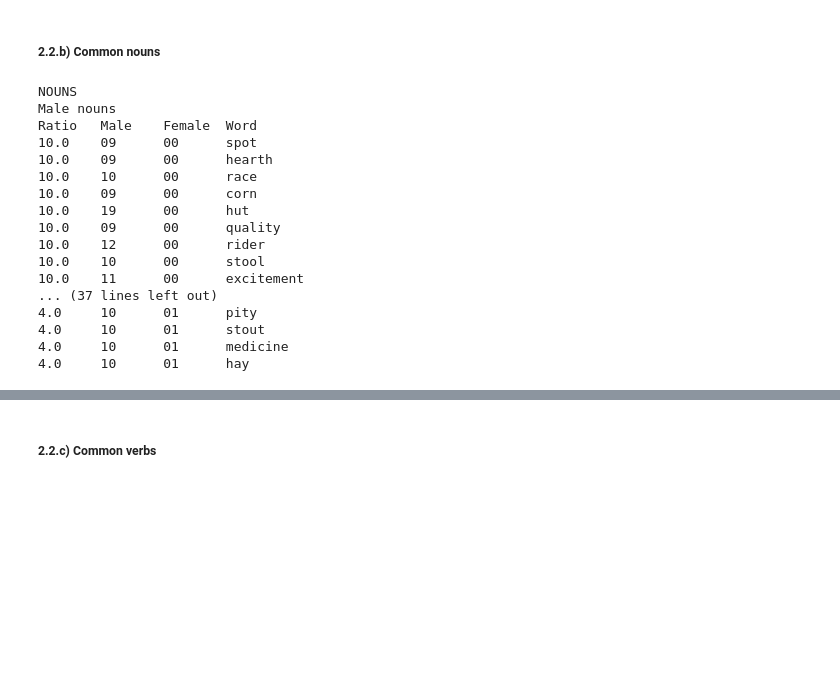
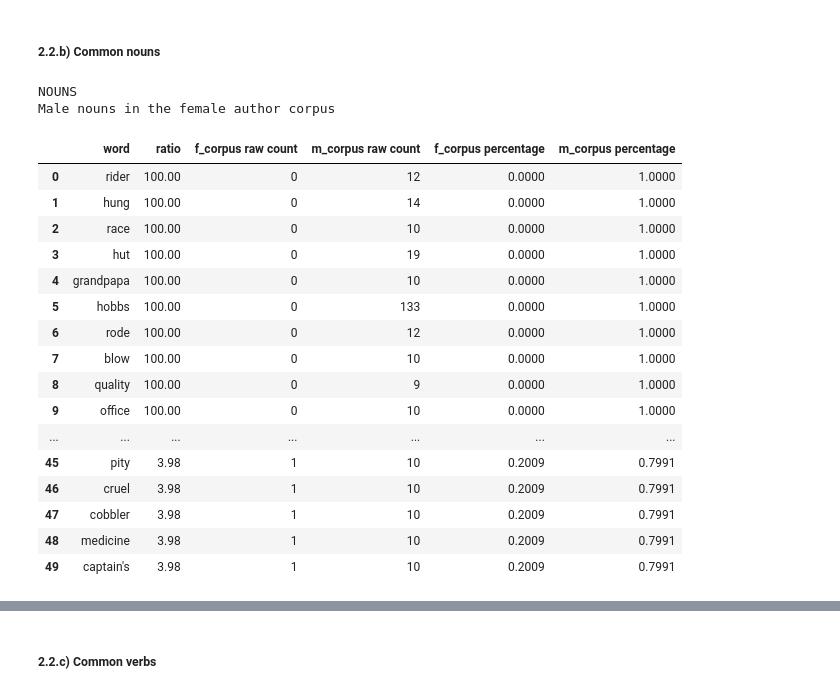
Before and after one commit to gobbykid/corpora_analytics, a Jupyter notebook: analytics.ipynb, the cells around one changed output, grey strips where cells are left out. Saved outputs shown, nothing was run; the diff lists cells and outputs as text; code cells hidden in the pictures; blank space fills up the shorter version.

```diff
--- a/analytics.ipynb
+++ b/analytics.ipynb
@@ -441,26 +457,27 @@ f_male_nouns_percent = { word :
                         for word in f_common_words if word in f_tagged_words["NOUN"]}
 # %%
 print('NOUNS')
-print('Male nouns')
-print(header)
-common_words_list(f_word_freq, f_male_nouns_percent, f_male_nouns, True)
+print('Male nouns in the female author corpus')
+common_words_df(f_word_freq, f_male_nouns_percent, f_male_nouns, True)
 # %% [output]
 NOUNS
-Male nouns
-Ratio   Male    Female  Word
-10.0    09      00      spot
-10.0    09      00      hearth
-10.0    10      00      race
-10.0    09      00      corn
-10.0    19      00      hut
-10.0    09      00      quality
-10.0    12      00      rider
-10.0    10      00      stool
-10.0    11      00      excitement
-... (37 lines left out)
-4.0     10      01      pity
-4.0     10      01      stout
-4.0     10      01      medicine
-4.0     10      01      hay
+Male nouns in the female author corpus
+|  | word | ratio | f_corpus raw count | m_corpus raw count | f_corpus percentage | m_corpus percentage |
+| 0 | rider | 100.00 | 0 | 12 | 0.0000 | 1.0000 |
+| 1 | hung | 100.00 | 0 | 14 | 0.0000 | 1.0000 |
+| 2 | race | 100.00 | 0 | 10 | 0.0000 | 1.0000 |
+| 3 | hut | 100.00 | 0 | 19 | 0.0000 | 1.0000 |
+| 4 | grandpapa | 100.00 | 0 | 10 | 0.0000 | 1.0000 |
+| 5 | hobbs | 100.00 | 0 | 133 | 0.0000 | 1.0000 |
+| 6 | rode | 100.00 | 0 | 12 | 0.0000 | 1.0000 |
+| 7 | blow | 100.00 | 0 | 10 | 0.0000 | 1.0000 |
+| 8 | quality | 100.00 | 0 | 9 | 0.0000 | 1.0000 |
+| 9 | office | 100.00 | 0 | 10 | 0.0000 | 1.0000 |
+| ... | ... | ... | ... | ... | ... | ... |
+| 45 | pity | 3.98 | 1 | 10 | 0.2009 | 0.7991 |
+| 46 | cruel | 3.98 | 1 | 10 | 0.2009 | 0.7991 |
+| 47 | cobbler | 3.98 | 1 | 10 | 0.2009 | 0.7991 |
+| 48 | medicine | 3.98 | 1 | 10 | 0.2009 | 0.7991 |
+| 49 | captain's | 3.98 | 1 | 10 | 0.2009 | 0.7991 |
 # %%
 print('NOUNS')
```
Also changed, not shown: parts of 26 cells of this notebook, 35 other files.
